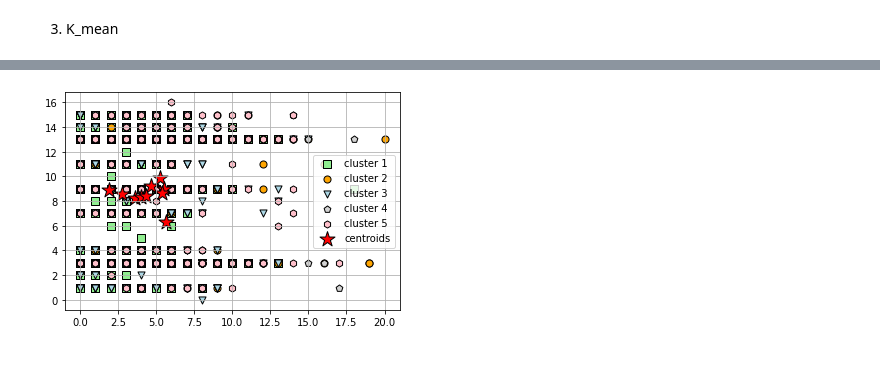
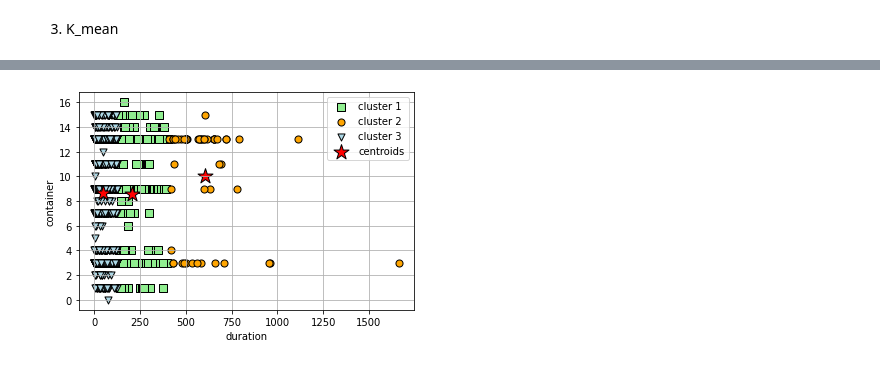
Before and after one commit to nghiavuPrac/AIL_Assignment, a Jupyter notebook: Assignment_5/Kmean_PCA.ipynb, the cells around one changed output, grey strips where cells are left out. Cells and saved outputs as stored; diff of their text form; code cells hidden in the pictures.

```diff
--- a/Assignment_5/Kmean_PCA.ipynb
+++ b/Assignment_5/Kmean_PCA.ipynb
@@ -29,6 +29,6 @@ new_feature2 = "venue"
 # %%
 #b/ Select features
-data = df[["start time","end time","Unnamed: 11","viewer feeling of youtuber's style ",new_feature, new_feature2]]
+data = df[["start time","end time","Unnamed: 11",new_feature, new_feature2,new_feature3,"viewer feeling of youtuber's style ","viewer feeling of presented food","YouTuber feeling"]]
 # %%
 data= data.dropna(axis= 0)
 data.describe()
@@ -47,3 +47,4 @@ data.describe()
 le = LabelEncoder()
 data[new_feature] = le.fit_transform(data[new_feature])
 data[new_feature2] = le.fit_transform(data[new_feature2])
+data[new_feature3] = le.fit_transform(data[new_feature3])
@@ -138,9 +148,11 @@ data.groupby(["viewer feeling of youtuber's style "]).count().plot(kind='pie',y
 # %%
 
+# Phân loại
+input_data = data[['duration',"Unnamed: 11",new_feature, new_feature2,new_feature3,"viewer feeling of presented food","YouTuber feeling"]]
 
-# Phân loại
-input_data = data[['duration', 'Unnamed: 11',new_feature,new_feature2]]
+target_data = data["viewer feeling of youtuber's style "]
 x = input_data.to_numpy()
+y = target_data.to_numpy()
 # %%
 input_data.head()
 # %% [output]
@@ -156,7 +168,7 @@ input_data.head()
 from sklearn.cluster import KMeans
 
 km = KMeans(
-    n_clusters=5, init='random',
+    n_clusters=3, init='random',
     n_init=10, max_iter=300,
     tol=1e-04, random_state=0
 )
@@ -211,49 +213,38 @@ plt.show()
 # %%
 # plot the 5 clusters
 plt.scatter(
-    x[y_km == 0, 1], x[y_km == 0, 2],
+    x[y_km == 0, 0], x[y_km == 0, 2],
     s=50, c='lightgreen',
     marker='s', edgecolor='black',
     label='cluster 1'
 )
 
 plt.scatter(
-    x[y_km == 1, 1],  x[y_km == 1, 2],
+    x[y_km == 1, 0],  x[y_km == 1, 2],
     s=50, c='orange',
     marker='o', edgecolor='black',
     label='cluster 2'
 )
 
 plt.scatter(
-    x[y_km == 2, 1],  x[y_km == 2, 2],
+    x[y_km == 2, 0],  x[y_km == 2, 2],
     s=50, c='lightblue',
     marker='v', edgecolor='black',
     label='cluster 3'
 )
 
-plt.scatter(
-    x[y_km == 3, 1],  x[y_km == 3, 2],
-    s=50, c='lightgray',
-    marker='p', edgecolor='black',
-    label='cluster 4'
-)
-
-plt.scatter(
-    x[y_km == 4, 1],  x[y_km == 4, 2],
-    s=50, c='pink',
-    marker='h', edgecolor='black',
-    label='cluster 5'
-)
 
 # plot the centroids
 plt.scatter(
-    km.cluster_centers_[:, 1], km.cluster_centers_[:, 2],
+    km.cluster_centers_[:, 0], km.cluster_centers_[:, 2],
     s=250, marker='*',
     c='red', edgecolor='black',
     label='centroids'
 )
+plt.xlabel("duration")
+plt.ylabel("container")
 plt.legend(scatterpoints=1)
 plt.grid()
 plt.show()
 # %% [output]
-[figure, old version]
+[figure, new version]
```
Also changed, not shown: parts of 22 cells of this notebook.
